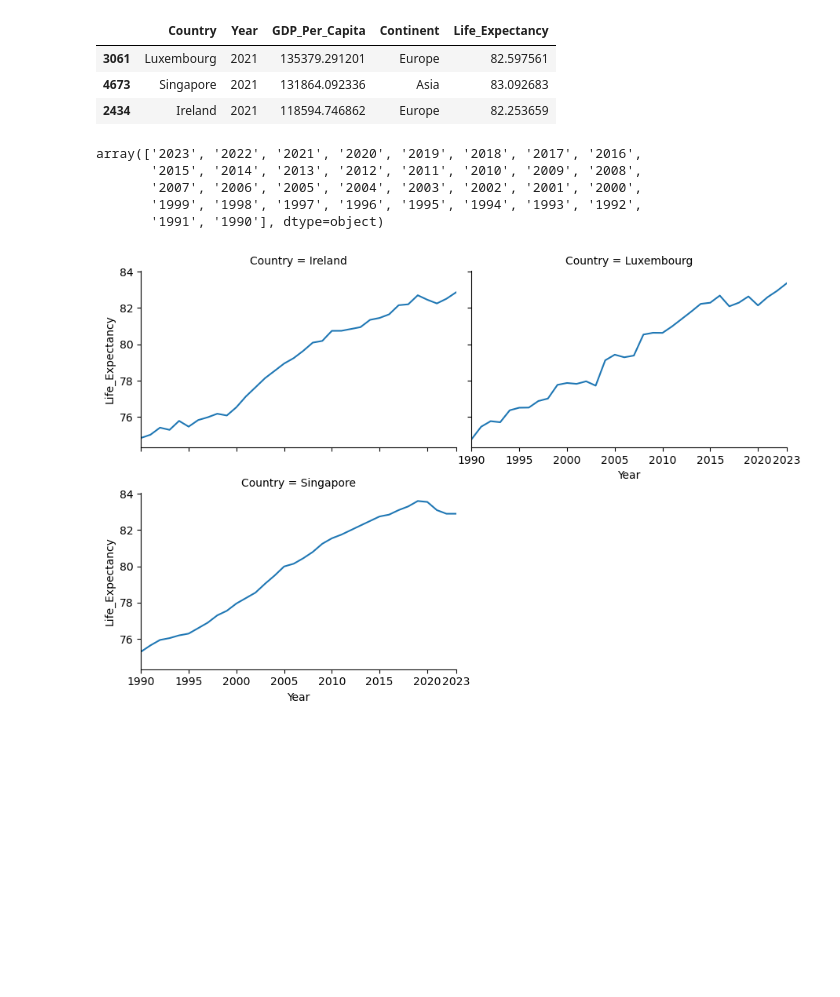
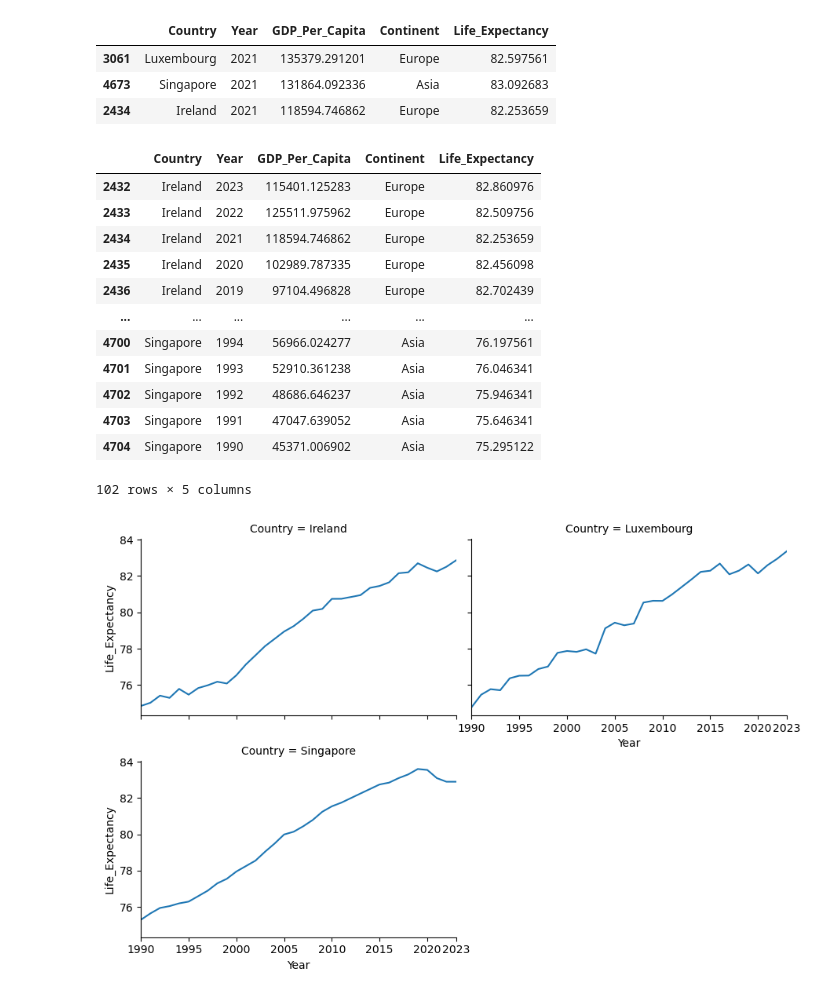
Before and after one commit to nss-data-science-cohort-9/un-exploration-ADoddala, a Jupyter notebook: notebooks/UN_Data_percapita.ipynb, the cells around one changed output. Cells and saved outputs as stored; diff of their text form; code cells hidden in the pictures; blank space fills up the shorter version.

```diff
--- a/notebooks/UN_Data_percapita.ipynb
+++ b/notebooks/UN_Data_percapita.ipynb
@@ -500,15 +486,22 @@ gdp_le_2021.nlargest(3,"GDP_Per_Capita")
 | 4673 | Singapore | 2021 | 131864.092336 | Asia | 83.092683 |
 | 2434 | Ireland | 2021 | 118594.746862 | Europe | 82.253659 |
 # %%
-gdp_le_3high_GDP = gdp_le[gdp_le["Country"].isin(["Luxembourg", "Singapore", "Ireland"])]
+gdp_le_3high_GDP = gdp_le[gdp_le["Country"].isin(["Luxembourg", "Singapore", "Ireland"])] #isin(top_3_countries)
 gdp_le_3high_GDP
-gdp_le_3high_GDP["Year"].unique()
 # %% [output]
+|  | Country | Year | GDP_Per_Capita | Continent | Life_Expectancy |
+| 2432 | Ireland | 2023 | 115401.125283 | Europe | 82.860976 |
+| 2433 | Ireland | 2022 | 125511.975962 | Europe | 82.509756 |
+| 2434 | Ireland | 2021 | 118594.746862 | Europe | 82.253659 |
+| 2435 | Ireland | 2020 | 102989.787335 | Europe | 82.456098 |
+| 2436 | Ireland | 2019 | 97104.496828 | Europe | 82.702439 |
+| ... | ... | ... | ... | ... | ... |
+| 4700 | Singapore | 1994 | 56966.024277 | Asia | 76.197561 |
+| 4701 | Singapore | 1993 | 52910.361238 | Asia | 76.046341 |
+| 4702 | Singapore | 1992 | 48686.646237 | Asia | 75.946341 |
+| 4703 | Singapore | 1991 | 47047.639052 | Asia | 75.646341 |
+| 4704 | Singapore | 1990 | 45371.006902 | Asia | 75.295122 |
-array(['2023', '2022', '2021', '2020', '2019', '2018', '2017', '2016',
-       '2015', '2014', '2013', '2012', '2011', '2010', '2009', '2008',
-       '2007', '2006', '2005', '2004', '2003', '2002', '2001', '2000',
-       '1999', '1998', '1997', '1996', '1995', '1994', '1993', '1992',
-       '1991', '1990'], dtype=object)
+102 rows × 5 columns
 # %%
 g = sns.FacetGrid(gdp_le_3high_GDP, col ="Country", col_wrap=2,aspect =1.5, height=3)  #facetgrid creates multiplot grid, col_wrap=arranges columns into multiple rows for better readability, col = creates seperate column of plots for each value of the specific variable
 g.map(sns.lineplot, 'Year', 'Life_Expectancy')
```
Also changed, not shown: parts of 34 cells of this notebook.
